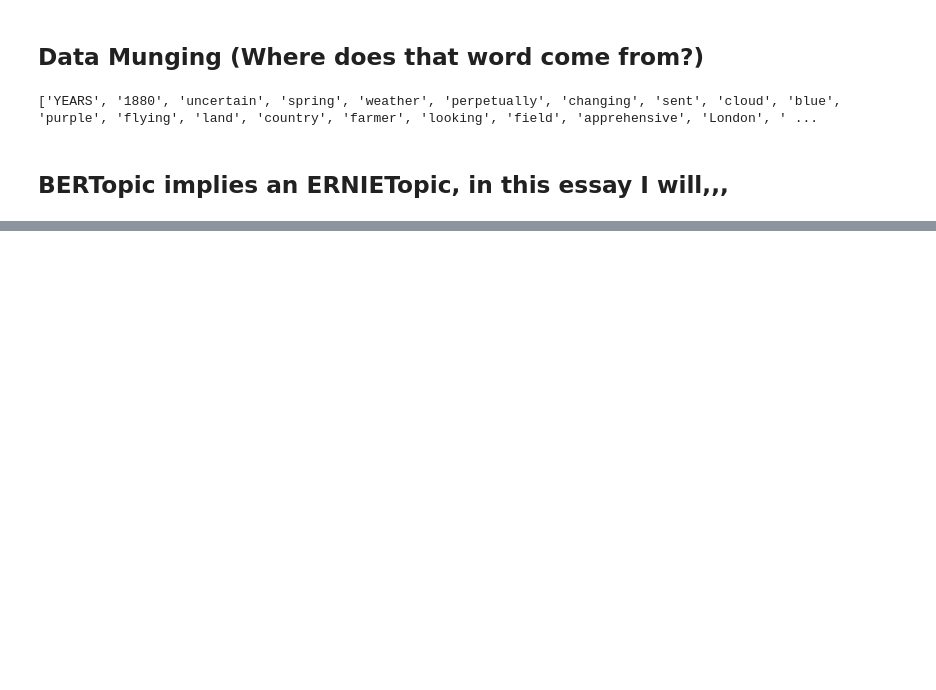
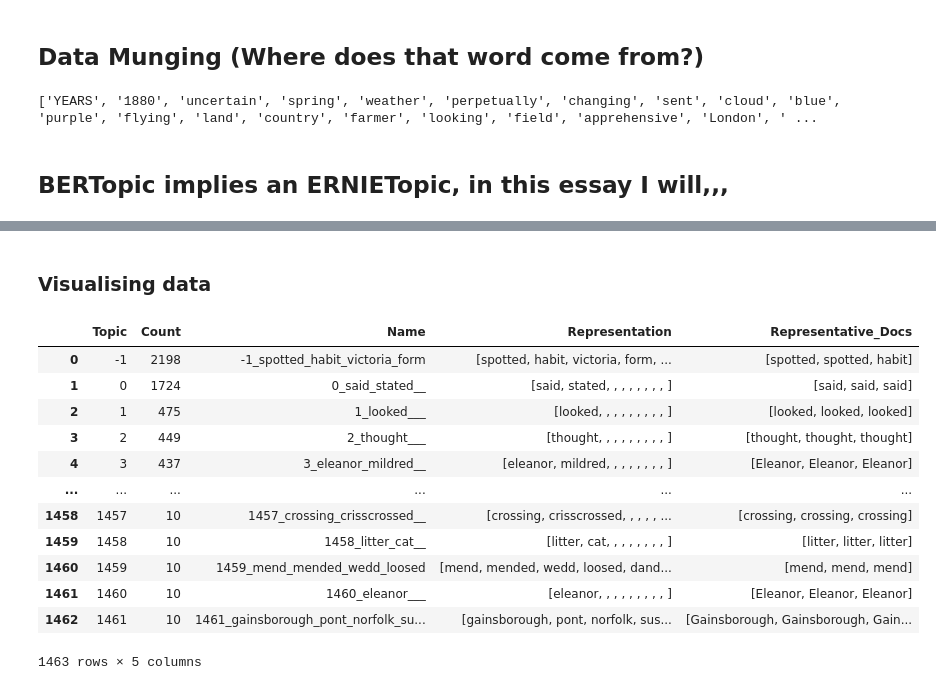
Before and after one commit to JoshuaAPhillips/years-nlp, a Jupyter notebook: bertopic.ipynb, the cells around one changed output, grey strips where cells are left out. Drawn from its saved outputs; the diff is of its cells as text; code cells hidden in the pictures; blank space fills up the shorter version.

```diff
--- a/bertopic.ipynb
+++ b/bertopic.ipynb
@@ -57,0 +79,20 @@ OMP: Info #276: omp_set_nested routine deprecated, please use omp_set_max_active
+# %% [markdown]
+### Visualising data
+# %%
+topic_model = BERTopic.load("model")
+
+topic_model.get_topic_info()
+# %% [output]
+|  | Topic | Count | Name | Representation | Representative_Docs |
+| 0 | -1 | 2198 | -1_spotted_habit_victoria_form | [spotted, habit, victoria, form, ... | [spotted, spotted, habit] |
+| 1 | 0 | 1724 | 0_said_stated__ | [said, stated, , , , , , , , ] | [said, said, said] |
+| 2 | 1 | 475 | 1_looked___ | [looked, , , , , , , , , ] | [looked, looked, looked] |
+| 3 | 2 | 449 | 2_thought___ | [thought, , , , , , , , , ] | [thought, thought, thought] |
+| 4 | 3 | 437 | 3_eleanor_mildred__ | [eleanor, mildred, , , , , , , , ] | [Eleanor, Eleanor, Eleanor] |
+| ... | ... | ... | ... | ... | ... |
+| 1458 | 1457 | 10 | 1457_crossing_crisscrossed__ | [crossing, crisscrossed, , , , , ... | [crossing, crossing, crossing] |
+| 1459 | 1458 | 10 | 1458_litter_cat__ | [litter, cat, , , , , , , , ] | [litter, litter, litter] |
+| 1460 | 1459 | 10 | 1459_mend_mended_wedd_loosed | [mend, mended, wedd, loosed, dand... | [mend, mend, mend] |
+| 1461 | 1460 | 10 | 1460_eleanor___ | [eleanor, , , , , , , , , ] | [Eleanor, Eleanor, Eleanor] |
+| 1462 | 1461 | 10 | 1461_gainsborough_pont_norfolk_su... | [gainsborough, pont, norfolk, sus... | [Gainsborough, Gainsborough, Gain... |
+1463 rows × 5 columns
```
Also changed, not shown: parts of 3 cells of this notebook, 2 other files.
